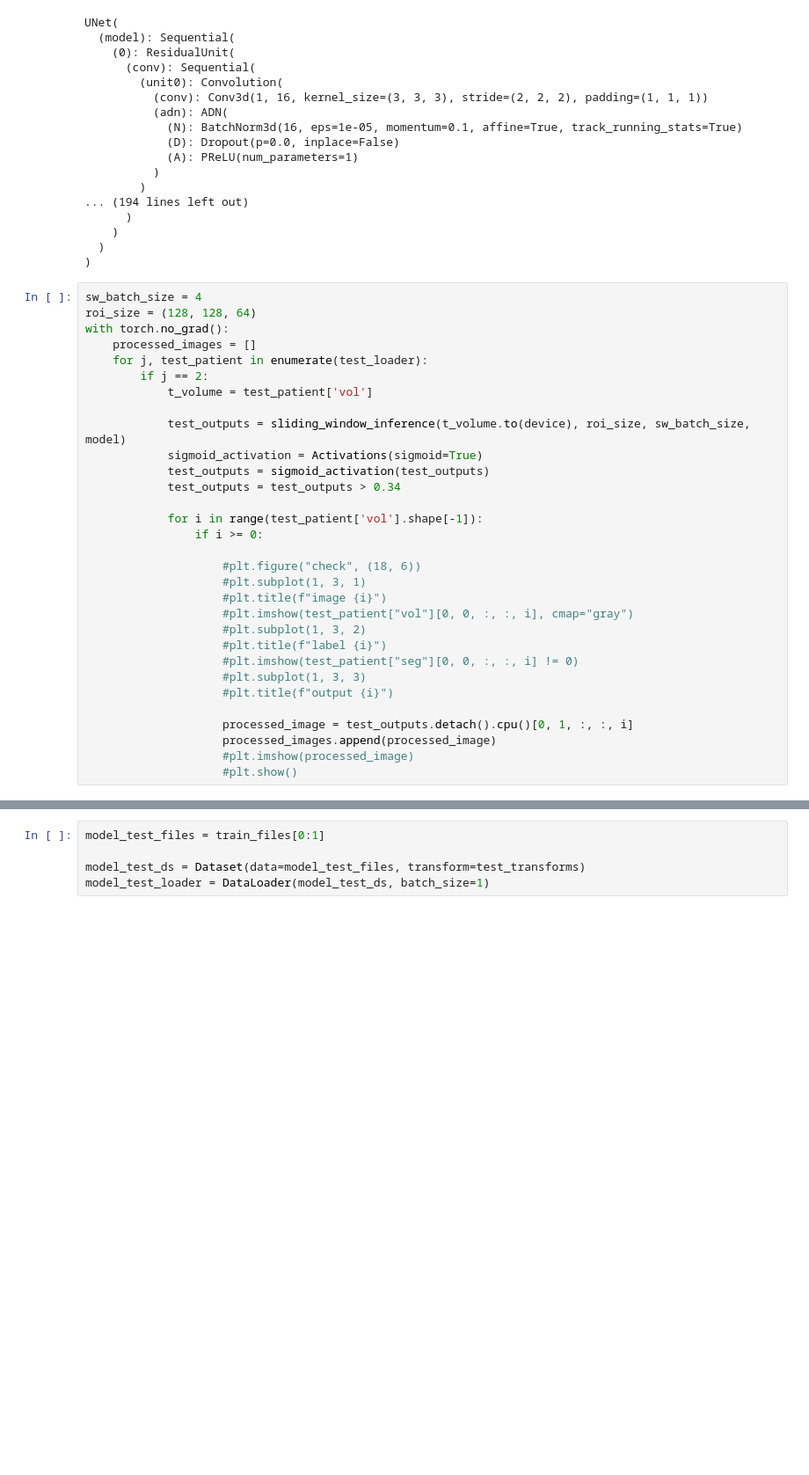
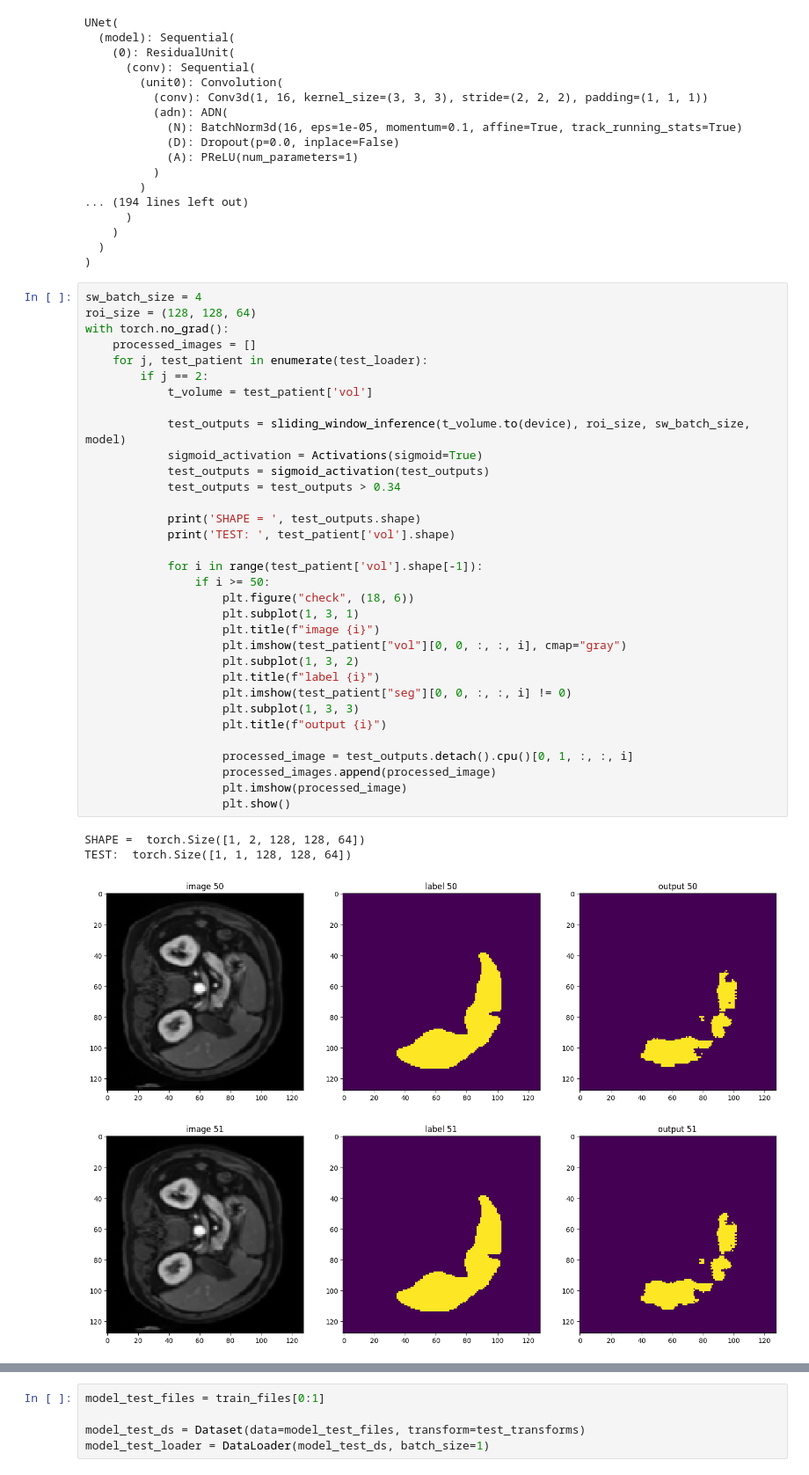
Before and after one commit to SokolovVP/LiverMeterApp, a Jupyter notebook: notebooks/model_testing.ipynb, the cells around one changed output, grey strips where cells are left out. Shown at 88% size. Drawn from its saved outputs; the diff is of its cells as text; blank space fills up the shorter version.

```diff
--- a/notebooks/model_testing.ipynb
+++ b/notebooks/model_testing.ipynb
@@ -131,31 +131,38 @@ UNet(
 # %%
 sw_batch_size = 4
 roi_size = (128, 128, 64)
 with torch.no_grad():
     processed_images = []
     for j, test_patient in enumerate(test_loader):
         if j == 2:
             t_volume = test_patient['vol']
 
             test_outputs = sliding_window_inference(t_volume.to(device), roi_size, sw_batch_size, model)
             sigmoid_activation = Activations(sigmoid=True)
             test_outputs = sigmoid_activation(test_outputs)
             test_outputs = test_outputs > 0.34
 
+            print('SHAPE = ', test_outputs.shape)
+            print('TEST: ', test_patient['vol'].shape)
+
             for i in range(test_patient['vol'].shape[-1]):
-                if i >= 0:
-
-                    #plt.figure("check", (18, 6))
-                    #plt.subplot(1, 3, 1)
-                    #plt.title(f"image {i}")
-                    #plt.imshow(test_patient["vol"][0, 0, :, :, i], cmap="gray")
-                    #plt.subplot(1, 3, 2)
-                    #plt.title(f"label {i}")
-                    #plt.imshow(test_patient["seg"][0, 0, :, :, i] != 0)
-                    #plt.subplot(1, 3, 3)
-                    #plt.title(f"output {i}")
+                if i >= 50:
+                    plt.figure("check", (18, 6))
+                    plt.subplot(1, 3, 1)
+                    plt.title(f"image {i}")
+                    plt.imshow(test_patient["vol"][0, 0, :, :, i], cmap="gray")
+                    plt.subplot(1, 3, 2)
+                    plt.title(f"label {i}")
+                    plt.imshow(test_patient["seg"][0, 0, :, :, i] != 0)
+                    plt.subplot(1, 3, 3)
+                    plt.title(f"output {i}")
 
                     processed_image = test_outputs.detach().cpu()[0, 1, :, :, i]
                     processed_images.append(processed_image)
-                    #plt.imshow(processed_image)
-                    #plt.show()
+                    plt.imshow(processed_image)
+                    plt.show()
+# %% [output]
+SHAPE =  torch.Size([1, 2, 128, 128, 64])
+TEST:  torch.Size([1, 1, 128, 128, 64])
+[figure, added]
+[figure, added]
```
Also changed, not shown: parts of 15 cells of this notebook, 21 other files.
